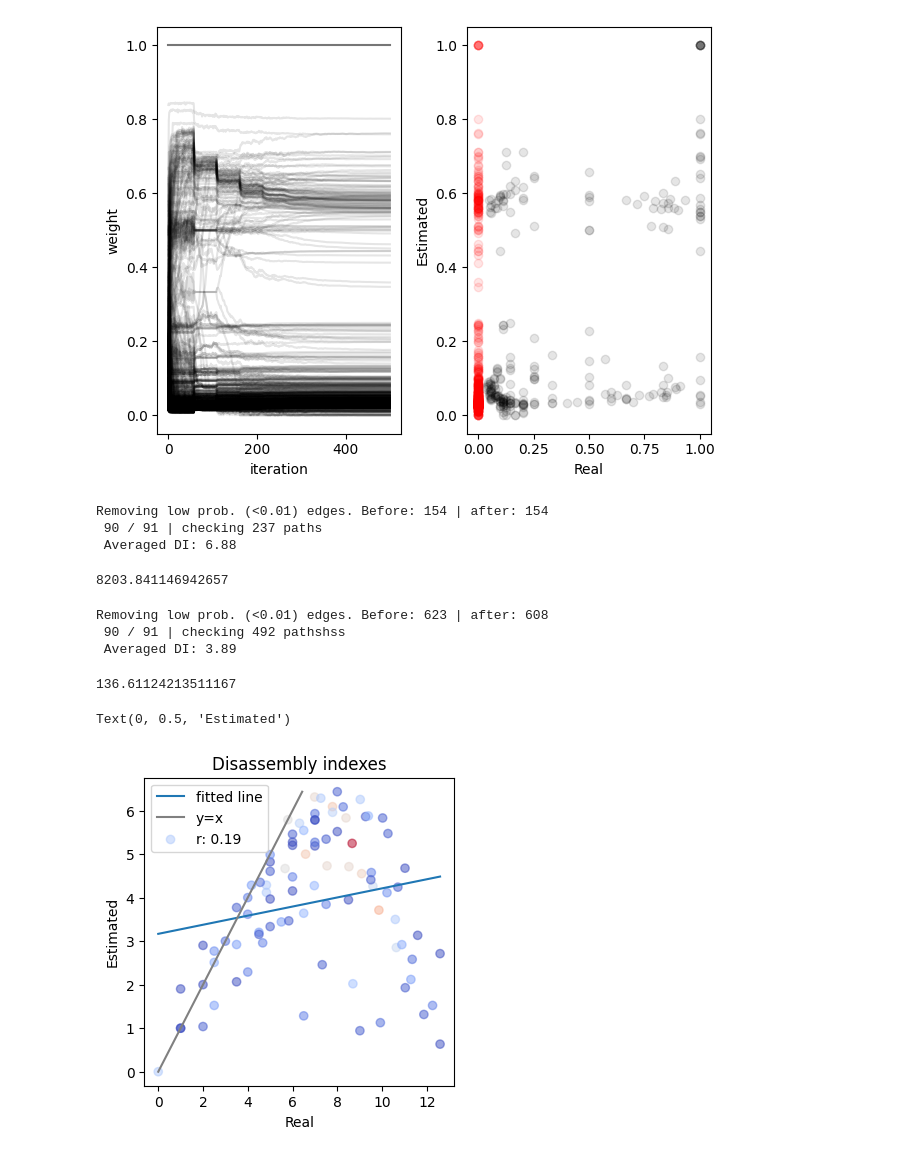
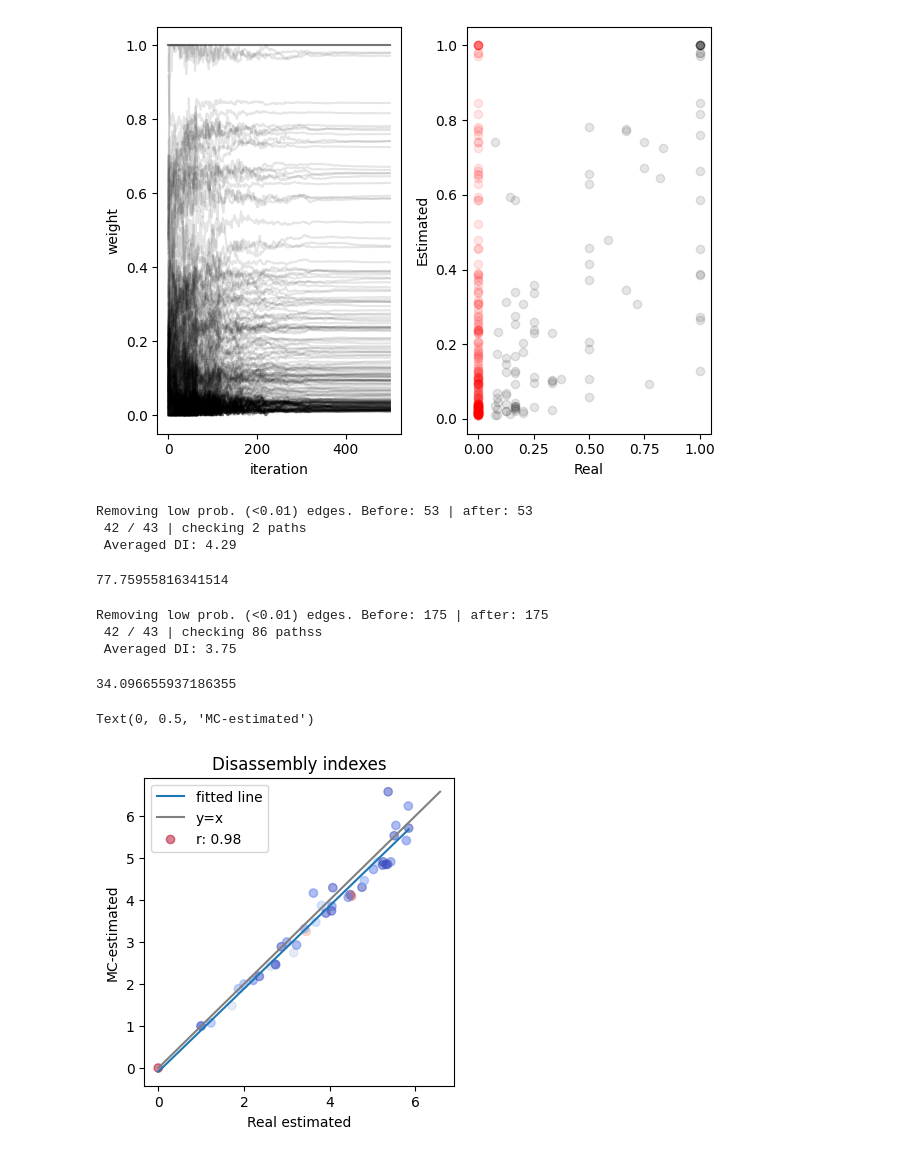
Before and after one commit to ErikHartman/disassembly, a Jupyter notebook: src/weight_estimation.ipynb, the cells around one changed output. Cells and saved outputs as stored; diff of their text form; code cells hidden in the pictures.

```diff
--- a/src/weight_estimation.ipynb
+++ b/src/weight_estimation.ipynb
@@ -17,7 +17,7 @@ enzymes = enzyme_set(
 P, sequence_graph = simulate_proteolysis(
     pr39,
     n_start=10,
-    n_generate=500,
+    n_generate=100,
     endo_or_exo_probability=[0.5, 0.5],
     enzymes=enzymes,
 )
@@ -33,7 +33,7 @@ G, kls, generated, weights = estimate_weights(
     exo_mult_factor=1,
     lr=2,
     n_iterations=500,
-    N_T=500,
+    N_T=200,
     alpha=0.05,
 )
 
@@ -122,7 +123,7 @@ axs[0].set_xlabel("iteration")
 plt.tight_layout()
 plt.show()
 # %% [output]
-[figure, old version]
+[figure, new version]
 # %%
 from disassembly.disassembly import get_disassembly_indexes
 from disassembly.disassembly import get_disassembly
@@ -130,47 +131,51 @@ from disassembly.disassembly import get_disassembly
 real_disassembly_indexes = get_disassembly_indexes(sequence_graph)
 get_disassembly(P, real_disassembly_indexes)
 # %% [output]
-Removing low prob. (<0.01) edges. Before: 154 | after: 154
- 90 / 91 | checking 237 paths
- Averaged DI: 6.88
+Removing low prob. (<0.01) edges. Before: 53 | after: 53
+ 42 / 43 | checking 2 paths
+ Averaged DI: 4.29
-8203.841146942657
+77.75955816341514
 # %%
 estimated_disassembly_indexes = get_disassembly_indexes(G, min_weight=0.01)
 get_disassembly(P, estimated_disassembly_indexes)
 # %% [output]
-Removing low prob. (<0.01) edges. Before: 623 | after: 608
- 90 / 91 | checking 492 pathshss
- Averaged DI: 3.89
+Removing low prob. (<0.01) edges. Before: 175 | after: 175
+ 42 / 43 | checking 86 pathss
+ Averaged DI: 3.75
-136.61124213511167
+34.096655937186355
+# %%
+from disassembly.disassembly import get_disassembly_indexes_mc
+
+mc_di = get_disassembly_indexes_mc(G, 100000)
 # %%
 from scipy.stats import linregress
 import numpy as np
 
 
 fig = plt.figure(figsize=(4, 4))
 xs = []
 ys = []
 c = []
 for key in P.keys():
-    xs.append((real_disassembly_indexes[key]))
-    ys.append((estimated_disassembly_indexes[key]))
+    xs.append((estimated_disassembly_indexes[key]))
+    ys.append((np.mean(mc_di[key])))
     c.append(P[key])
 
 regress = linregress(xs, ys)
 
 plt.plot(
     np.linspace(0, max(xs)),
     regress.intercept + np.linspace(0, max(xs)) * regress.slope,
     label="fitted line",
 )
 
 plt.plot(np.linspace(0, max(ys)), np.linspace(0, max(ys)), color="gray", label="y=x")
 plt.scatter(xs, ys, label=f"r: {regress.rvalue:.2f}", c=c, cmap="coolwarm", alpha=0.5)
 plt.legend()
 plt.title("Disassembly indexes")
 
-plt.xlabel("Real")
-plt.ylabel("Estimated")
+plt.xlabel("'Real' estimated")
+plt.ylabel("MC-estimated")
 # %% [output]
-Text(0, 0.5, 'Estimated')
+Text(0, 0.5, 'MC-estimated')
-[figure, old version]
+[figure, new version]
```
Also changed, not shown: parts of 5 cells of this notebook, 3 other files.
